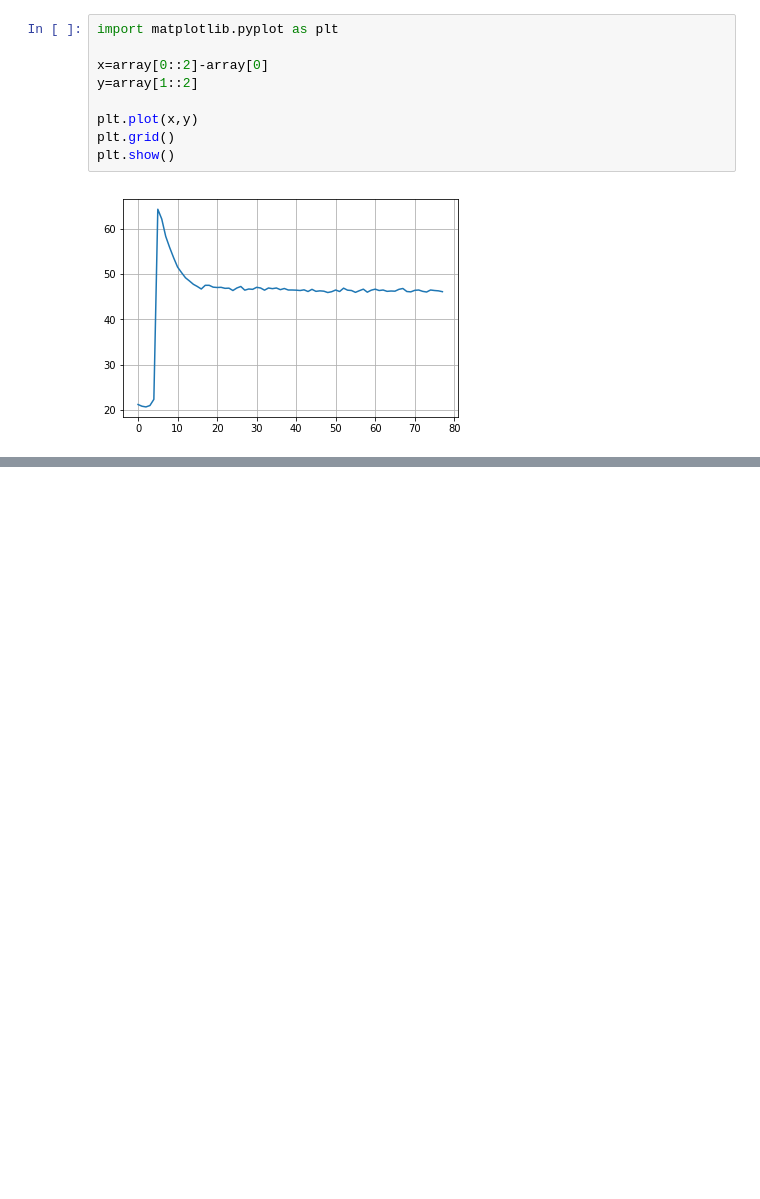
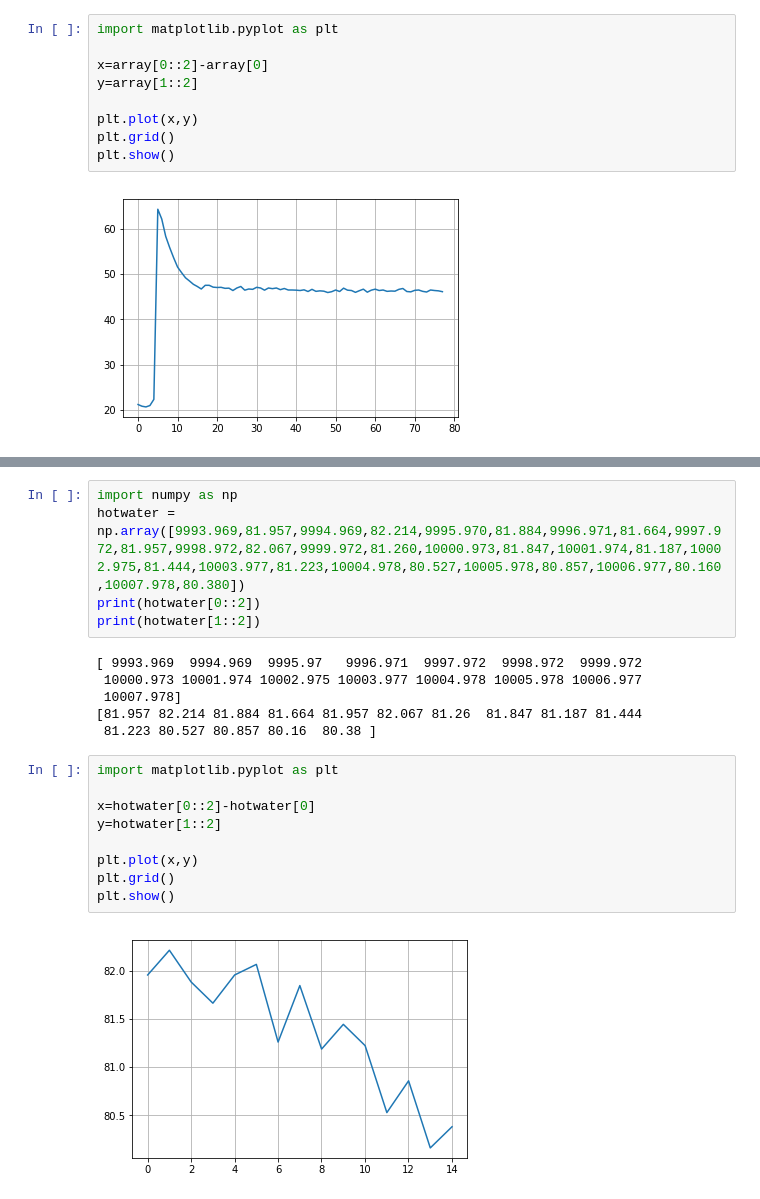
Before and after one commit to BigThonkers/APAP1, a Jupyter notebook: 31/Python_31.ipynb, the cells around one changed output, grey strips where cells are left out. Drawn from its saved outputs; the diff is of its cells as text; blank space fills up the shorter version.

```diff
--- a/31/Python_31.ipynb
+++ b/31/Python_31.ipynb
@@ -51,0 +53,22 @@ plt.show()
+# %%
+import numpy as np
+hotwater = np.array([9993.969,81.957,9994.969,82.214,9995.970,81.884,9996.971,81.664,9997.972,81.957,9998.972,82.067,9999.972,81.260,10000.973,81.847,10001.974,81.187,10002.975,81.444,10003.977,81.223,10004.978,80.527,10005.978,80.857,10006.977,80.160,10007.978,80.380])
+print(hotwater[0::2])
+print(hotwater[1::2])
+# %% [output]
+[ 9993.969  9994.969  9995.97   9996.971  9997.972  9998.972  9999.972
+ 10000.973 10001.974 10002.975 10003.977 10004.978 10005.978 10006.977
+ 10007.978]
+[81.957 82.214 81.884 81.664 81.957 82.067 81.26  81.847 81.187 81.444
+ 81.223 80.527 80.857 80.16  80.38 ]
+# %%
+import matplotlib.pyplot as plt
+
+x=hotwater[0::2]-hotwater[0]
+y=hotwater[1::2]
+
+plt.plot(x,y)
+plt.grid()
+plt.show()
+# %% [output]
+[figure, added]
```
Also changed, not shown: parts of 6 cells of this notebook, 1 other file.
